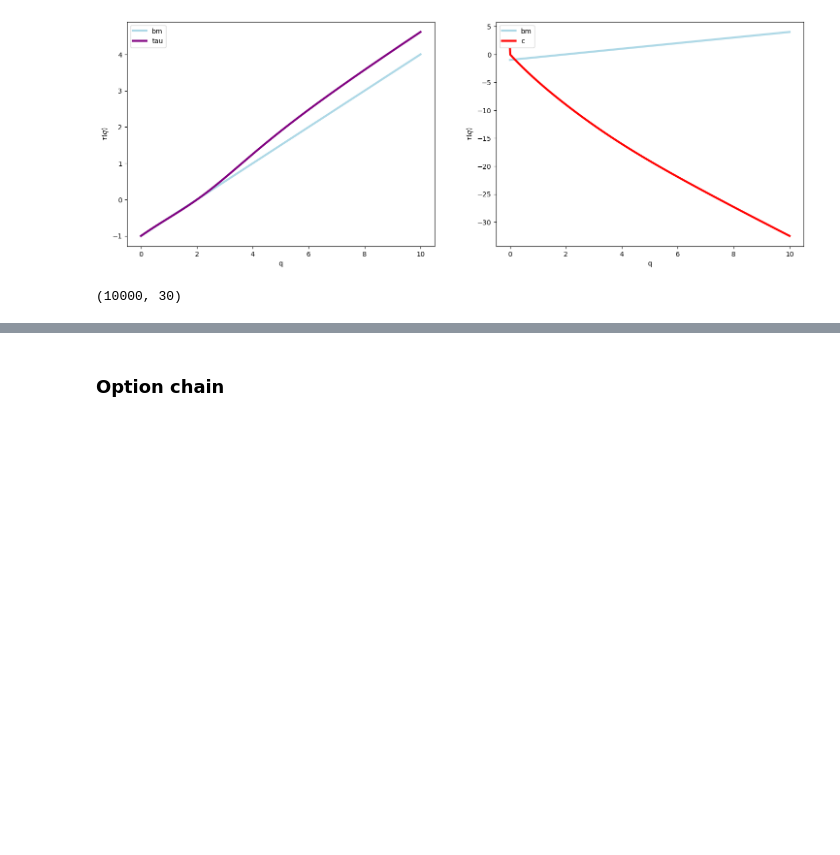
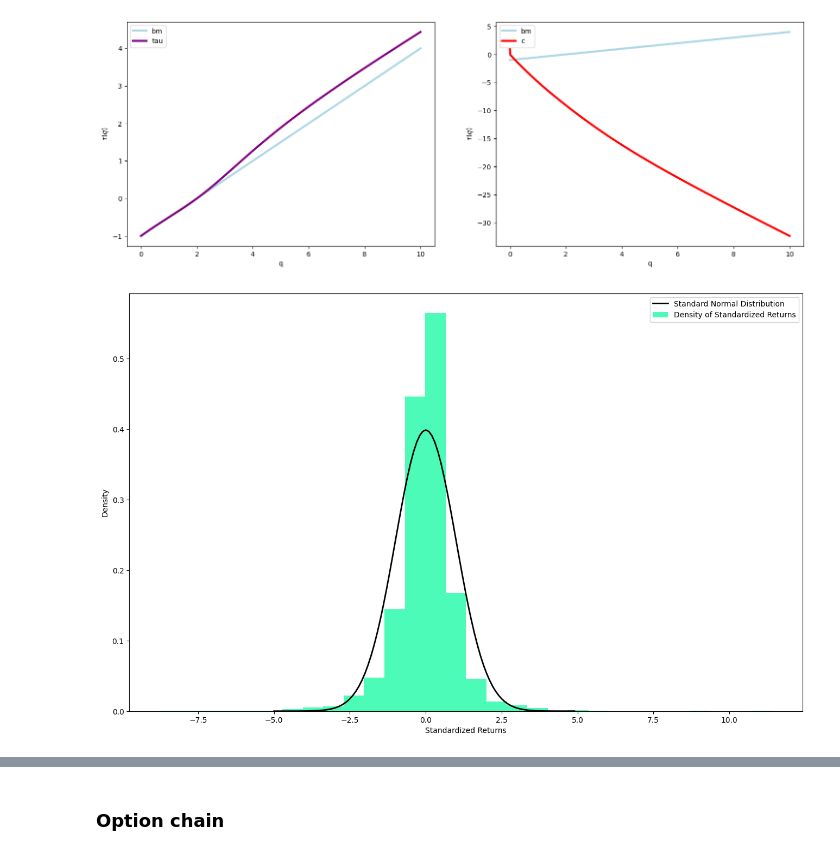
Before and after one commit to adalseno/mmar, a Jupyter notebook: notebooks/cap1.ipynb, the cells around one changed output, grey strips where cells are left out. Drawn from its saved outputs; the diff is of its cells as text; code cells hidden in the pictures; blank space fills up the shorter version.

```diff
--- a/notebooks/cap1.ipynb
+++ b/notebooks/cap1.ipynb
@@ -58,10 +53,10 @@ mmar.plot_alpha()
 mmar.plot_scaling()
 # %% [output]
 [figure]
-# %%
-simulation.shape
-# %% [output]
-(10000, 30)
+# %%
+mmar.plot_density()
+# %% [output]
+[figure, added]
 # %%
 mmar.H
 # %% [output]
```
Also changed, not shown: parts of 30 cells of this notebook, 5 other files.
